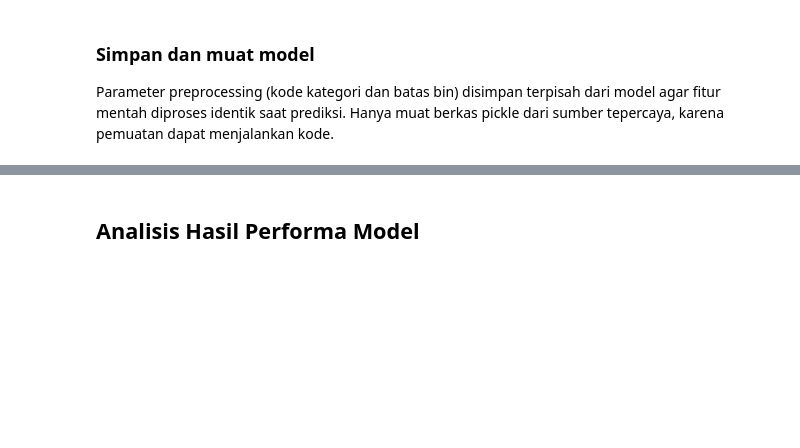
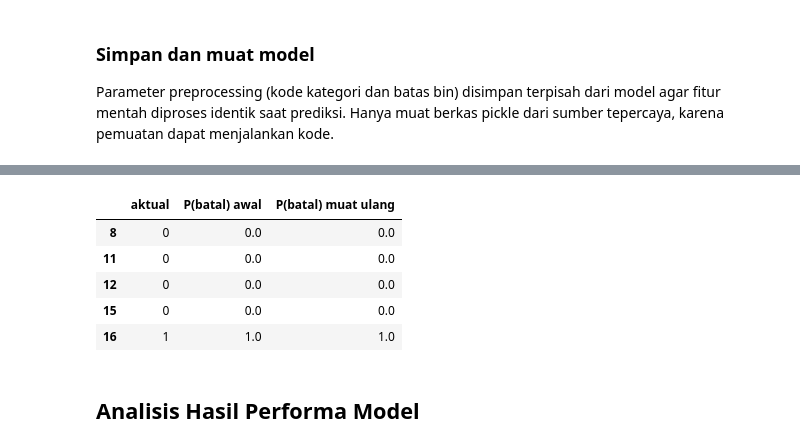
Before and after one commit to Kurt-Mikhael/IF3170_G14_LalapKaoBole, a Jupyter notebook: src/notebooks/main.ipynb, the cells around one changed output, grey strips where cells are left out. Cells and saved outputs as stored; diff of their text form; code cells hidden in the pictures; blank space fills up the shorter version.

```diff
--- a/src/notebooks/main.ipynb
+++ b/src/notebooks/main.ipynb
@@ -1364,0 +1579,5 @@ pd.DataFrame({
+# %%
+knn_final_preprocessor = knn_make_preprocessor(KNN_SCALING)
+knn_final_model = KNNClassifier(n_neighbors=KNN_K, weights=KNN_WEIGHTS)
+knn_final_model.fit(knn_final_preprocessor.fit_transform(knn_X_raw), knn_y_raw)
+print(f'Model final menyimpan {len(knn_y_raw)} data training dengan {knn_X_train.shape[1]} fitur')
@@ -1365,3 +1589,30 @@ pd.DataFrame({
+# %%
+knn_model_path = OUTPUT_DIR / 'knn.pkl'
+knn_preprocessor_path = OUTPUT_DIR / 'knn_preprocessor.pkl'
+knn_final_model.save(knn_model_path)
+with knn_preprocessor_path.open('wb') as knn_file:
+    pickle.dump(knn_final_preprocessor, knn_file)
+
+knn_loaded_model = KNNClassifier.load(knn_model_path)
+with knn_preprocessor_path.open('rb') as knn_file:
+    knn_loaded_preprocessor = pickle.load(knn_file)
+
+knn_demo_raw = knn_X_raw.iloc[knn_valid_idx[:5]]
+knn_demo_before = knn_final_model.predict_proba(knn_final_preprocessor.transform(knn_demo_raw))
+knn_demo_after = knn_loaded_model.predict_proba(knn_loaded_preprocessor.transform(knn_demo_raw))
+np.testing.assert_allclose(knn_demo_before, knn_demo_after)
+pd.DataFrame({
+    'aktual': knn_y_valid[:5],
+    'P(batal) awal': knn_demo_before[:, 1].round(4),
+    'P(batal) muat ulang': knn_demo_after[:, 1].round(4),
+}, index=knn_demo_raw.index)
+# %% [output]
+|  | aktual | P(batal) awal | P(batal) muat ulang |
+| 8 | 0 | 0.0 | 0.0 |
+| 11 | 0 | 0.0 | 0.0 |
+| 12 | 0 | 0.0 | 0.0 |
+| 15 | 0 | 0.0 | 0.0 |
+| 16 | 1 | 1.0 | 1.0 |
 # %% [markdown]
 ## Analisis Hasil Performa Model
 # %%
```
Also changed, not shown: parts of 41 cells of this notebook, 12 other files.
